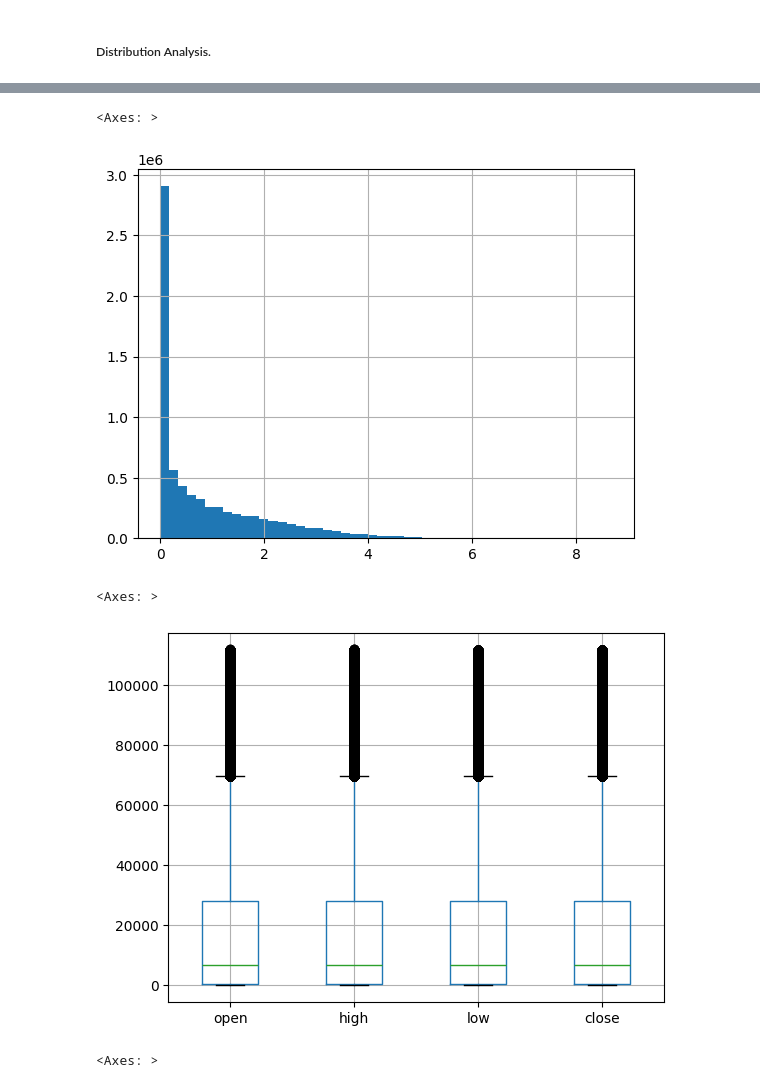
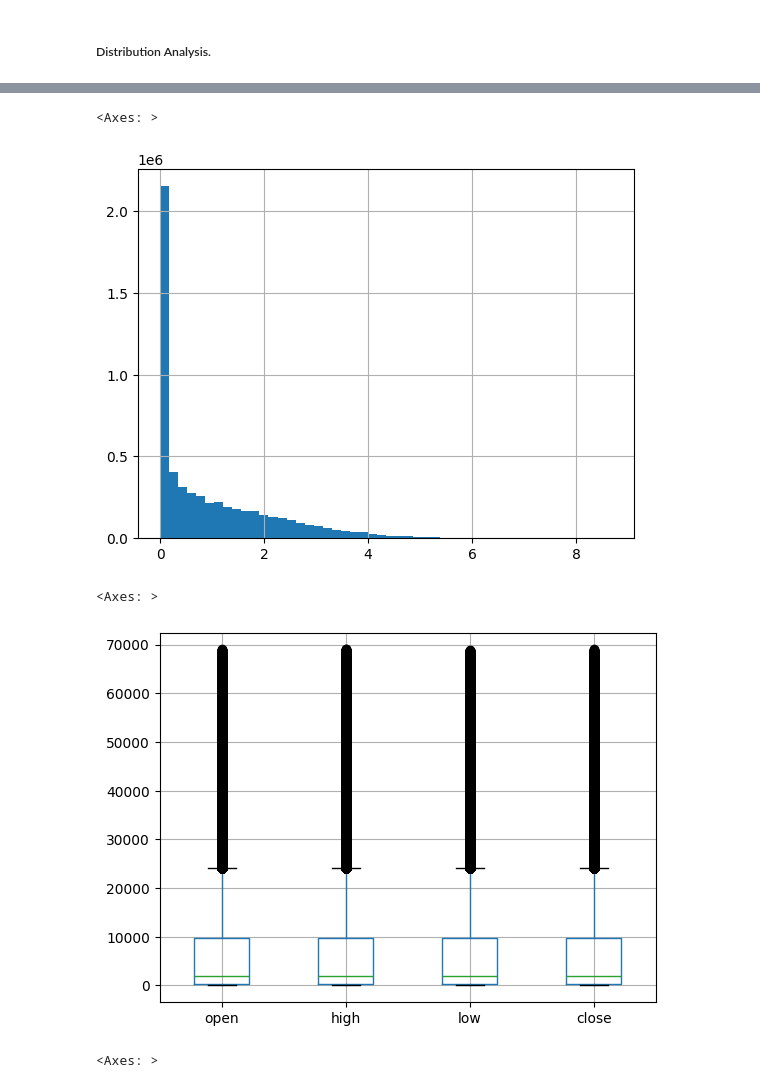
Before and after one commit to elaellet/bitcoin, a Jupyter notebook: notebooks/1_eda.ipynb, the cells around one changed output, grey strips where cells are left out. Cells and saved outputs as stored; diff of their text form; code cells hidden in the pictures.

```diff
--- a/notebooks/1_eda.ipynb
+++ b/notebooks/1_eda.ipynb
@@ -593 +596,3 @@ Name: 2012-01-27 06:59:00, dtype: float64
+# %%
+train_set, valid_set, test_set = split_dataset(bitcoin_cleaned)
 # %%
@@ -644,15 +649,15 @@ bitcoin_cleaned['volume'].hist(bins=50)
 # %%
 # Both the trading volume and closing price are heavily right-skewed.
 # np.log1p() handles zero division by calculating log(1 + x).
-np.log1p(bitcoin_cleaned['volume']).hist(bins=50)
+np.log1p(train_set['volume']).hist(bins=50)
 # %% [output]
 <Axes: >
-[figure, old version]
+[figure, new version]
 # %%
 price_cols = ['open', 'high', 'low', 'close']
-bitcoin_cleaned[price_cols].boxplot()
+train_set[price_cols].boxplot()
 # %% [output]
 <Axes: >
-[figure, old version]
+[figure, new version]
 # %%
 # Prices and trading volumes have dissimilar scales, so plot them separately.
```
Also changed, not shown: parts of 37 cells of this notebook, 2 other files.
